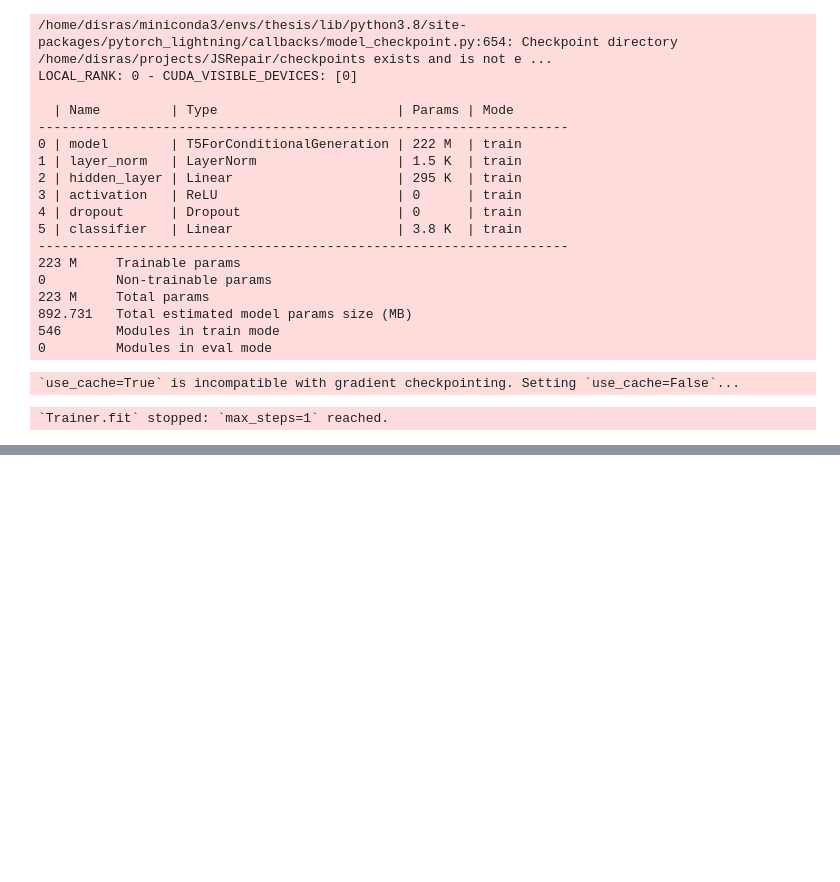
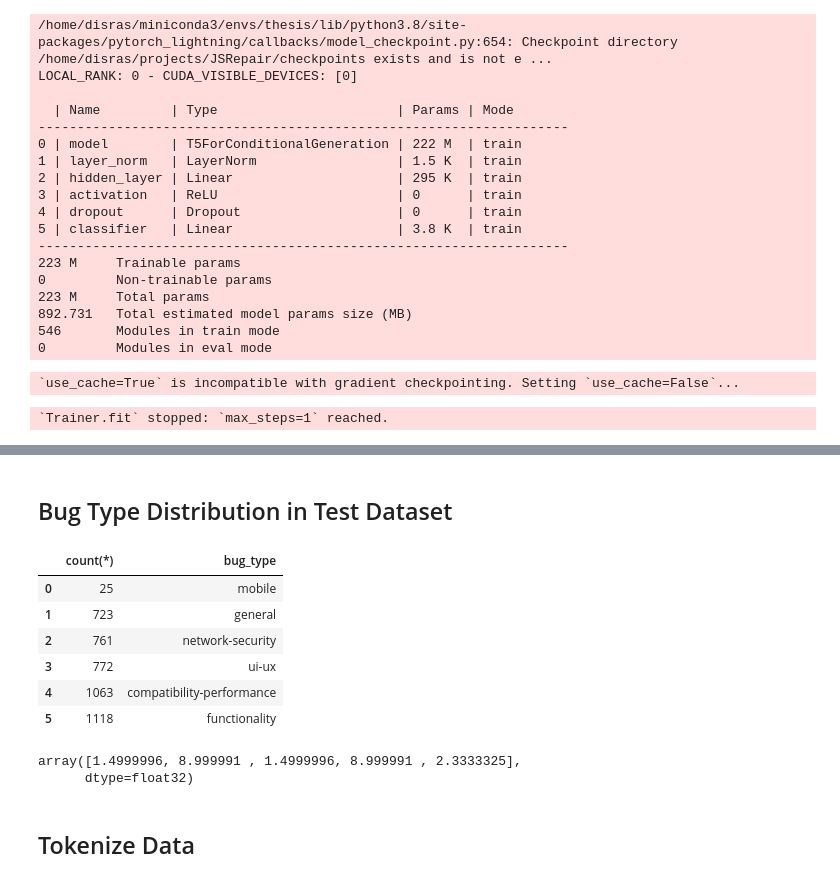
Before and after one commit to radistoubalidis/JSRepair, a Jupyter notebook: CodeT5_JSRepair.ipynb, the cells around one changed output, grey strips where cells are left out. Drawn from its saved outputs; the diff is of its cells as text; code cells hidden in the pictures; blank space fills up the shorter version.

```diff
--- a/CodeT5_JSRepair.ipynb
+++ b/CodeT5_JSRepair.ipynb
@@ -285,0 +316,31 @@ LOCAL_RANK: 0 - CUDA_VISIBLE_DEVICES: [0]
+# %% [markdown]
+## Bug Type Distribution in Test Dataset
+# %%
+with open('bug-type-dist-query_test.sql', 'r')as f:
+    distQuery = f.read()
+f.close()
+info_df = pd.read_sql_query(distQuery, con)
+info_df
+# %% [output]
+|  | count(*) | bug_type |
+| 0 | 25 | mobile |
+| 1 | 723 | general |
+| 2 | 761 | network-security |
+| 3 | 772 | ui-ux |
+| 4 | 1063 | compatibility-performance |
+| 5 | 1118 | functionality |
+# %%
+TEST_classes = torch.tensor(ds_df['class_labels'].tolist())
+num_samples = TEST_classes.size(0)
+num_classes = TEST_classes.size(1)
+
+pos_counts = torch.sum(TEST_classes, dim=0)
+neg_counts = num_samples - pos_counts
+class_weights = neg_counts / (pos_counts + 1e-6)
+class_weights = class_weights.numpy()
+class_weights
+# %% [output]
+array([1.4999996, 8.999991 , 1.4999996, 8.999991 , 2.3333325],
+      dtype=float32)
+# %% [markdown]
+## Tokenize Data
```
Also changed, not shown: parts of 25 cells of this notebook.
